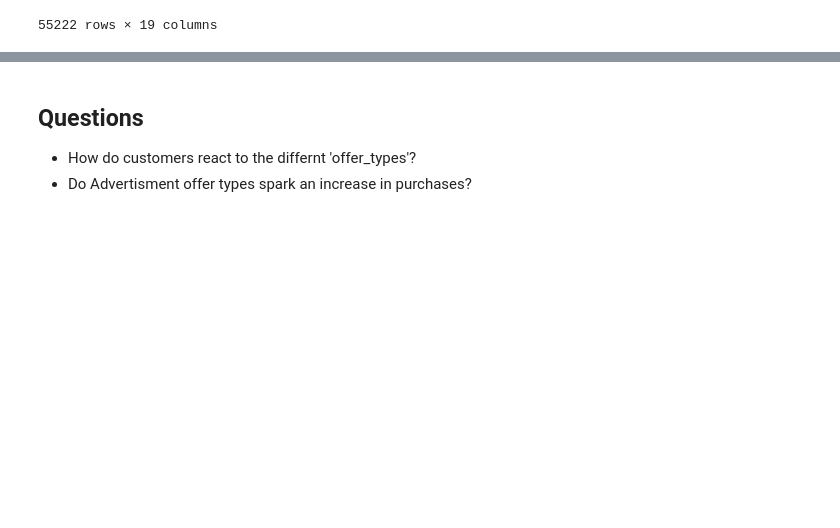
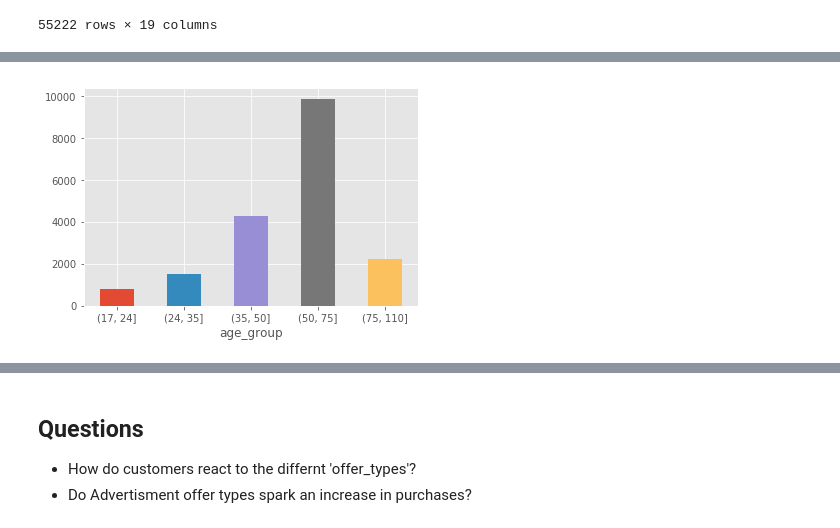
Before and after one commit to ajgiust/Optimize-Starbucks-App-Offers, a Jupyter notebook: Starbucks_Capstone_notebook.ipynb, the cells around one changed output, grey strips where cells are left out. Saved outputs shown, nothing was run; the diff lists cells and outputs as text; code cells hidden in the pictures; blank space fills up the shorter version.

```diff
--- a/Starbucks_Capstone_notebook.ipynb
+++ b/Starbucks_Capstone_notebook.ipynb
@@ -888,0 +882,5 @@ customer_offer_summary
+# %%
+# Create a column that sums all the 'trans amounts' for each row
+customer_offer_summary['trans_total'] = customer_offer_summary['trans amounts'].apply(lambda x: sum(x))
+
+customer_offer_summary.head()
@@ -888,0 +894,15 @@ customer_offer_summary
+# %%
+# Identify the instences in which a customer received an offer, then viewed it, then completed it
+# These are the customers who you would want to focus on sending offers to
+customer_offer_summary['offer received_viewed_completed'] = np.where((customer_offer_summary['offer received'] > 0) & \
+                                                                     (customer_offer_summary['offer viewed'] > 0) & \
+                                                                     (customer_offer_summary['offer completed'] > 0), 1, 0)
+
+# Identify the instences in which a customer received an offer, completed completed the offer, but did not viewed it
+# These are the customers who make purchases regardless if an offer is given or not. Time and money does not need to be spent
+# on sending these customers offers.
+customer_offer_summary['offer completed_wo_view'] = np.where((customer_offer_summary['offer received'] > 0) & \
+                                                             (customer_offer_summary['offer viewed'] == 0) & \
+                                                             (customer_offer_summary['offer completed'] > 0), 1, 0)
+
+customer_offer_summary
@@ -888,0 +928,4 @@ customer_offer_summary
+# %%
+customer_offer_summary.groupby('age_group')['offer received_viewed_completed'].sum().plot(kind='bar', rot=0);
+# %% [output]
+[figure, added]
```
Also changed, not shown: parts of 9 cells of this notebook.
